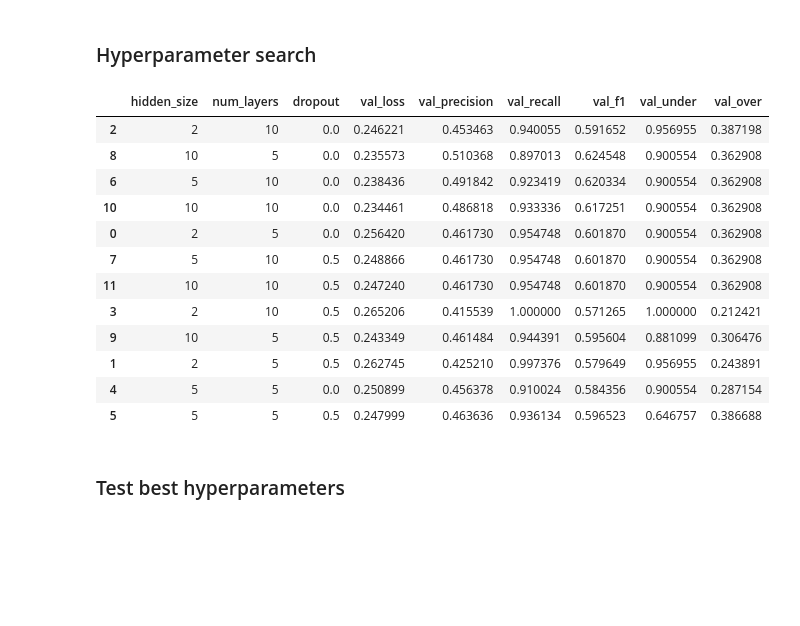
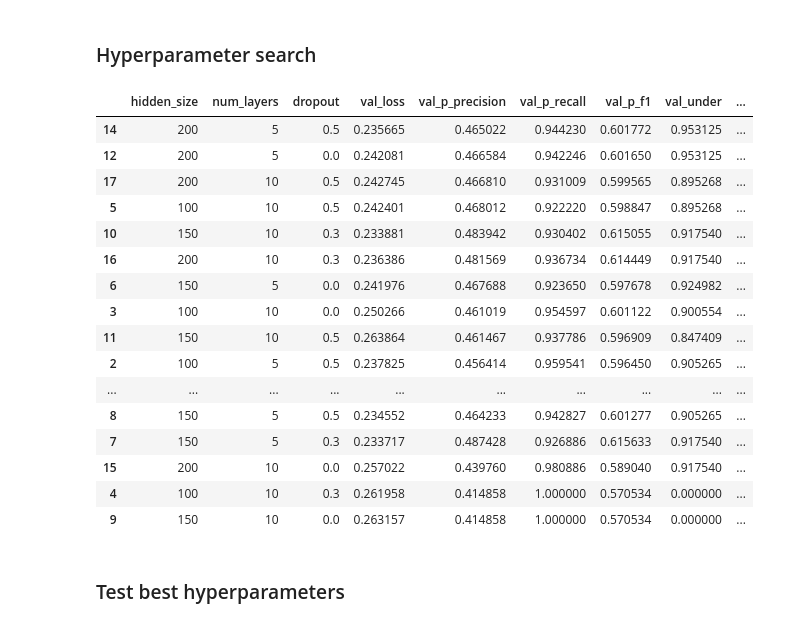
Before and after one commit to n28div/chord-embeddings, a Jupyter notebook: lstm_baseline_segmentation.ipynb, the cells around one changed output. Saved outputs shown, nothing was run; the diff lists cells and outputs as text; code cells hidden in the pictures; blank space fills up the shorter version.

```diff
--- a/lstm_baseline_segmentation.ipynb
+++ b/lstm_baseline_segmentation.ipynb
@@ -94,19 +97,18 @@ class BaselineModel(pl.LightningModule):
             pred, loss = self._predict(batch)
 
             for pi, yi, mi in zip(pred, y, mask):
-                intervals = boundaries_to_intervals(np.arange(len(yi) + 1))
-
                 pi = pi[mi == 0].argmax(axis=-1).cpu().numpy()
                 _, pi = np.unique(pi, return_inverse=True)
 
                 yi = yi[mi == 0].argmax(axis=-1).cpu().numpy()
                 _, yi = np.unique(yi, return_inverse=True)
 
-                precision, recall, f1 = pairwise(intervals, e, intervals, p)
+                intervals = boundaries_to_intervals(np.arange(len(yi) + 1))
+                precision, recall, f1 = pairwise(intervals, yi, intervals, pi)
                 metrics["p_precision"].append(precision)
                 metrics["p_recall"].append(recall)
                 metrics["p_f1"].append(f1)
-                under, over, under_over_f1 = nce(intervals, e, intervals, p)
+                over, under, under_over_f1 = nce(intervals, yi, intervals, pi)
                 metrics["under"] = under
                 metrics["over"] = over
                 metrics["under_over_f1"] = under_over_f1
@@ -197,9 +199,9 @@ from itertools import product
 from tqdm.auto import tqdm
 
 parameters = {
-    "hidden_size": [2, 5, 10],
+    "hidden_size": [100, 150, 200],
     "num_layers": [5, 10],
-    "dropout": [0.0, 0.5],
+    "dropout": [0.0, 0.3, 0.5],
 }
 
 results = list()
@@ -213,22 +215,26 @@ for idx, params in tqdm(combinations):
 # %%
 import pandas as pd
 
 df = pd.DataFrame.from_dict([dict(**res[0], **res[1][0]) for res in results])
-df.iloc[(df["val_under_over_f1"] + df["val_f1"]).sort_values(ascending=False).index]
+df.iloc[(df["val_under_over_f1"] + df["val_p_f1"]).sort_values(ascending=False).index]
 # %% [output]
-|  | hidden_size | num_layers | dropout | val_loss | val_precision | val_recall | val_f1 | val_under | val_over |
-| 2 | 2 | 10 | 0.0 | 0.246221 | 0.453463 | 0.940055 | 0.591652 | 0.956955 | 0.387198 |
-| 8 | 10 | 5 | 0.0 | 0.235573 | 0.510368 | 0.897013 | 0.624548 | 0.900554 | 0.362908 |
-| 6 | 5 | 10 | 0.0 | 0.238436 | 0.491842 | 0.923419 | 0.620334 | 0.900554 | 0.362908 |
-| 10 | 10 | 10 | 0.0 | 0.234461 | 0.486818 | 0.933336 | 0.617251 | 0.900554 | 0.362908 |
-| 0 | 2 | 5 | 0.0 | 0.256420 | 0.461730 | 0.954748 | 0.601870 | 0.900554 | 0.362908 |
-| 7 | 5 | 10 | 0.5 | 0.248866 | 0.461730 | 0.954748 | 0.601870 | 0.900554 | 0.362908 |
-| 11 | 10 | 10 | 0.5 | 0.247240 | 0.461730 | 0.954748 | 0.601870 | 0.900554 | 0.362908 |
-| 3 | 2 | 10 | 0.5 | 0.265206 | 0.415539 | 1.000000 | 0.571265 | 1.000000 | 0.212421 |
-| 9 | 10 | 5 | 0.5 | 0.243349 | 0.461484 | 0.944391 | 0.595604 | 0.881099 | 0.306476 |
-| 1 | 2 | 5 | 0.5 | 0.262745 | 0.425210 | 0.997376 | 0.579649 | 0.956955 | 0.243891 |
-| 4 | 5 | 5 | 0.0 | 0.250899 | 0.456378 | 0.910024 | 0.584356 | 0.900554 | 0.287154 |
-| 5 | 5 | 5 | 0.5 | 0.247999 | 0.463636 | 0.936134 | 0.596523 | 0.646757 | 0.386688 |
+|  | hidden_size | num_layers | dropout | val_loss | val_p_precision | val_p_recall | val_p_f1 | val_under | ... |
+| 14 | 200 | 5 | 0.5 | 0.235665 | 0.465022 | 0.944230 | 0.601772 | 0.953125 | ... |
+| 12 | 200 | 5 | 0.0 | 0.242081 | 0.466584 | 0.942246 | 0.601650 | 0.953125 | ... |
+| 17 | 200 | 10 | 0.5 | 0.242745 | 0.466810 | 0.931009 | 0.599565 | 0.895268 | ... |
+| 5 | 100 | 10 | 0.5 | 0.242401 | 0.468012 | 0.922220 | 0.598847 | 0.895268 | ... |
+| 10 | 150 | 10 | 0.3 | 0.233881 | 0.483942 | 0.930402 | 0.615055 | 0.917540 | ... |
+| 16 | 200 | 10 | 0.3 | 0.236386 | 0.481569 | 0.936734 | 0.614449 | 0.917540 | ... |
+| 6 | 150 | 5 | 0.0 | 0.241976 | 0.467688 | 0.923650 | 0.597678 | 0.924982 | ... |
+| 3 | 100 | 10 | 0.0 | 0.250266 | 0.461019 | 0.954597 | 0.601122 | 0.900554 | ... |
+| 11 | 150 | 10 | 0.5 | 0.263864 | 0.461467 | 0.937786 | 0.596909 | 0.847409 | ... |
+| 2 | 100 | 5 | 0.5 | 0.237825 | 0.456414 | 0.959541 | 0.596450 | 0.905265 | ... |
+| ... | ... | ... | ... | ... | ... | ... | ... | ... | ... |
+| 8 | 150 | 5 | 0.5 | 0.234552 | 0.464233 | 0.942827 | 0.601277 | 0.905265 | ... |
+| 7 | 150 | 5 | 0.3 | 0.233717 | 0.487428 | 0.926886 | 0.615633 | 0.917540 | ... |
+| 15 | 200 | 10 | 0.0 | 0.257022 | 0.439760 | 0.980886 | 0.589040 | 0.917540 | ... |
+| 4 | 100 | 10 | 0.3 | 0.261958 | 0.414858 | 1.000000 | 0.570534 | 0.000000 | ... |
+| 9 | 150 | 10 | 0.0 | 0.263157 | 0.414858 | 1.000000 | 0.570534 | 0.000000 | ... |
 # %% [markdown]
 ### Test best hyperparameters
 # %%
```
Also changed, not shown: parts of 11 cells of this notebook.
